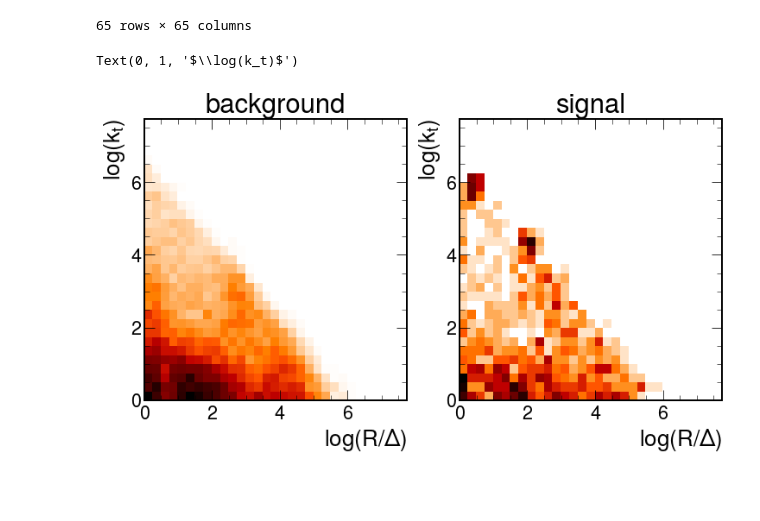
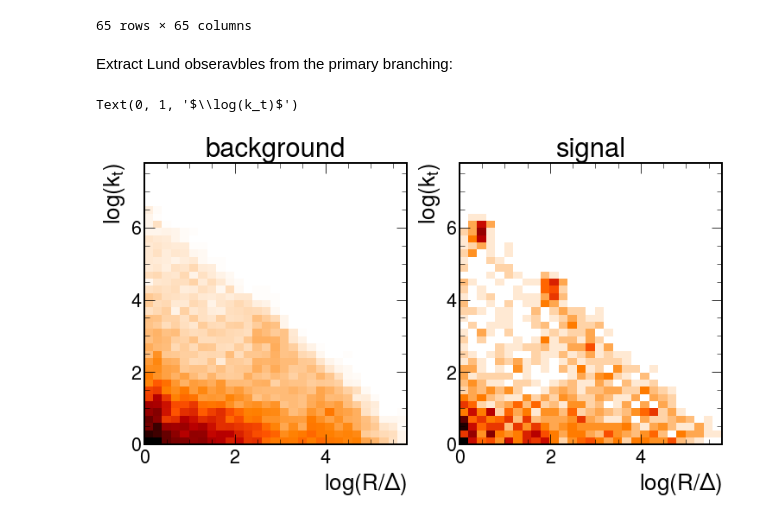
Before and after one commit to dfaroughy/JetDecluster, a Jupyter notebook: jet_trees_demo.ipynb, the cells around one changed output. Saved outputs shown, nothing was run; the diff lists cells and outputs as text; code cells hidden in the pictures; blank space fills up the shorter version.

```diff
--- a/jet_trees_demo.ipynb
+++ b/jet_trees_demo.ipynb
@@ -69,6 +70,16 @@ with cluster_events(data=data, R=1.0, ptmin=20.0, stop=1) as event:
 
         jet_trees=decluster_jet(jets)
 
+        '''
+        This builds the binary tree of each jet in the event.
+        Each node is describes by a subjet (a pyjet 'pseudojet') and
+        a set of addtional attributes. Features can be computed for
+        each node, like for example lund observables.
+
+        jet_trees is a list of networkx graphs
+
+        '''
+
         for jet in jet_trees:
 
             M_adj=nx.to_numpy_array(jet,weight=None)
@@ -88,26 +99,21 @@ pd.DataFrame(M_adj)
 | 63 | 0.0 | 0.0 | 0.0 | 0.0 | 0.0 | 0.0 | 0.0 | 0.0 | 0.0 | 0.0 | ... | ... |
 | 64 | 0.0 | 0.0 | 0.0 | 0.0 | 0.0 | 0.0 | 0.0 | 0.0 | 0.0 | 0.0 | ... | ... |
 65 rows × 65 columns
+# %% [markdown]
+Extract Lund obseravbles from the primary branching:
 # %%
-R=1.0
-ptmin=20.0
-
+#--------------------------------------------
 def lund_triangle(j, j1, j2, R=1.0):
-    if j1.pt < j2.pt:
-        j1,j2=j2,j1
-
-    Delta=deltaR(j1,j2)     # Lund obseravble
-    kt=j2.pt*deltaR(j1,j2)  # Lund obseravble
-
+    # j -> j1 j2  subjet splitting
+    Delta=deltaR(j1,j2)
+    kt=j2.pt*deltaR(j1,j2)
     return Delta, kt
-
+#--------------------------------------------
 
 lund_0={'signal':[], 'background':[]}
 lund_1={'signal':[], 'background':[]}
-mass={'signal':[], 'background':[]}
-massdrop={'signal':[], 'background':[]}
 
-with cluster_events(data=data, R=R, ptmin=ptmin) as event:
+with cluster_events(data=data, R=1.0, ptmin=0.0) as event:
     for N, jets, truth in event:
 
         jet_trees=decluster_jet(jets, node_feature=lund_triangle, label=truth)
@@ -130,22 +136,24 @@ with cluster_events(data=data, R=R, ptmin=ptmin) as event:
                         lund_0['background'].append(np.log(R/Delta))
                         lund_1['background'].append(np.log(kt))
 # %%
-xedges = np.arange(0.,8,0.25)
-yedges = np.arange(0,8,0.25)
+# Plot primary Lund planes:
+
+xedges = np.arange(0,6,0.2)
+yedges = np.arange(0,8,0.2)
 
 fig = plt.figure(figsize=(12,6))
 
 ax1 = fig.add_subplot(1,2,1)
 plt.hist2d(lund_0['background'],lund_1['background'],bins=(xedges, yedges),cmap='gist_heat_r')
 plt.title('background',  loc='center')
 ax1.set_xlabel('$\log(R/\Delta)$')
 ax1.set_ylabel('$\log(k_t)$')
 
 ax2 = fig.add_subplot(1,2,2)
 plt.hist2d(lund_0['signal'],lund_1['signal'],bins=(xedges, yedges),cmap='gist_heat_r')
 plt.title('signal',  loc='center')
 ax2.set_xlabel('$\log(R/\Delta)$')
 ax2.set_ylabel('$\log(k_t)$')
 # %% [output]
 Text(0, 1, '$\\log(k_t)$')
-[figure, old version]
+[figure, new version]
```
Also changed, not shown: parts of 2 cells of this notebook.
